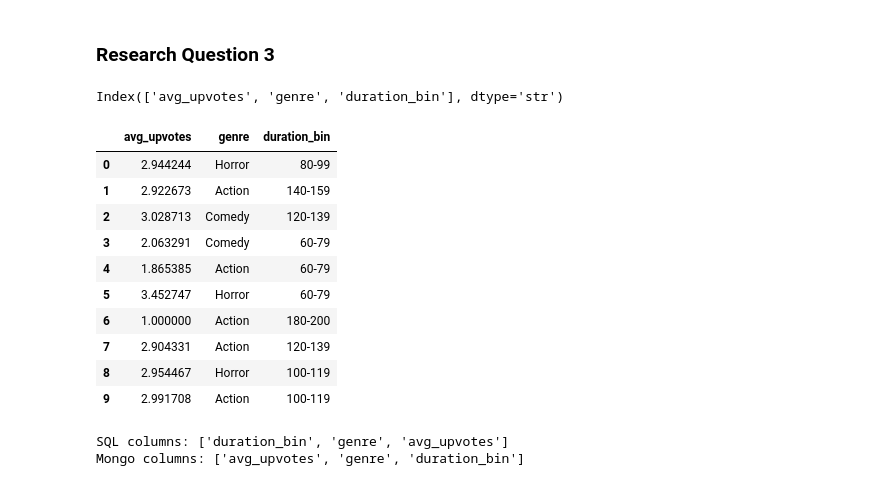
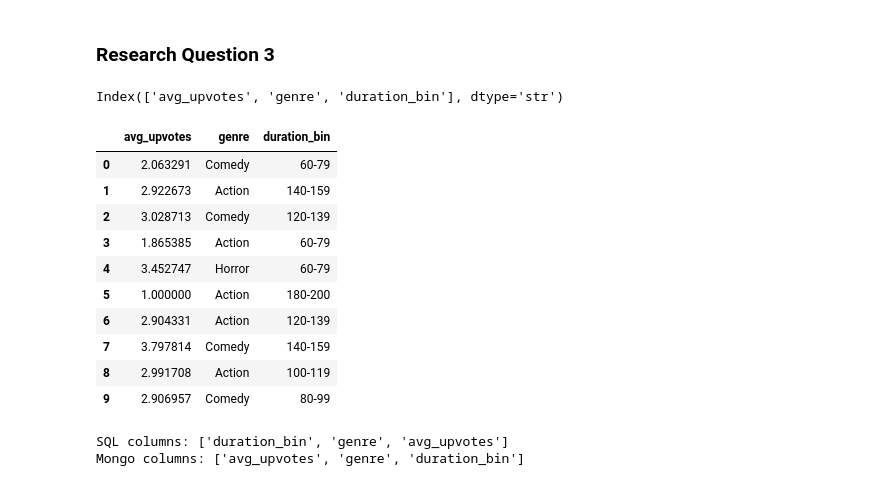
Before and after one commit to snowy17037/cpsc368_group-project, a Jupyter notebook: phase4_analysis.ipynb, the cells around one changed output. Saved outputs shown, nothing was run; the diff lists cells and outputs as text; code cells hidden in the pictures.

```diff
--- a/phase4_analysis.ipynb
+++ b/phase4_analysis.ipynb
@@ -372,17 +372,6 @@ pipeline3 = [
         "$match": {
             "genre": {
                 "$in": ["Horror", "Action", 'Comedy']
-            }
-        }
-    },
-    {
-        "$addFields": {
-            "duration_bin": {
-                "$cond": {
-                    "if": {"$lt": ["$duration", 60]},
-                    "then": "<60",
-                    "else": "$duration_bin"
-                }
             }
         }
     },
@@ -491,54 +480,43 @@ pipeline3 = [
             }
         }
     },
     {
-        "$addFields": {
-            "duration_bin": {
-                "$cond": {
-                    "if": {"$gt": ["$duration", 200]},
-                    "then": ">200",
-                    "else": "$duration_bin"
-                }
-            }
-        }
-    },
-    {
         "$group": {
             "_id": {"genre": "$genre",
                     "duration_bin": "$duration_bin"
             },
             "avg_upvotes": {"$avg": "$reddit_mentions.upvotes"
             }
         }
     },
     {
         "$project": {
             "_id": 0,
             "avg_upvotes": 1,
             "genre": "$_id.genre",
             "duration_bin": "$_id.duration_bin"
         }
     }
 ]
 
 results3 = list(movies_collection.aggregate(pipeline3))
 df3 = pd.DataFrame(results3)
 
 print(df3.columns)
 df3.head(10)
 # %% [output]
 Index(['avg_upvotes', 'genre', 'duration_bin'], dtype='str')
 |  | avg_upvotes | genre | duration_bin |
-| 0 | 2.944244 | Horror | 80-99 |
+| 0 | 2.063291 | Comedy | 60-79 |
 | 1 | 2.922673 | Action | 140-159 |
 | 2 | 3.028713 | Comedy | 120-139 |
-| 3 | 2.063291 | Comedy | 60-79 |
-| 4 | 1.865385 | Action | 60-79 |
-| 5 | 3.452747 | Horror | 60-79 |
-| 6 | 1.000000 | Action | 180-200 |
-| 7 | 2.904331 | Action | 120-139 |
-| 8 | 2.954467 | Horror | 100-119 |
-| 9 | 2.991708 | Action | 100-119 |
+| 3 | 1.865385 | Action | 60-79 |
+| 4 | 3.452747 | Horror | 60-79 |
+| 5 | 1.000000 | Action | 180-200 |
+| 6 | 2.904331 | Action | 120-139 |
+| 7 | 3.797814 | Comedy | 140-159 |
+| 8 | 2.991708 | Action | 100-119 |
+| 9 | 2.906957 | Comedy | 80-99 |
 # %%
 # Compare MongoDB and SQL results
 sql3_df = pd.read_csv("rq3.csv", skiprows = [1])
```
Also changed, not shown: parts of 1 cell of this notebook.
